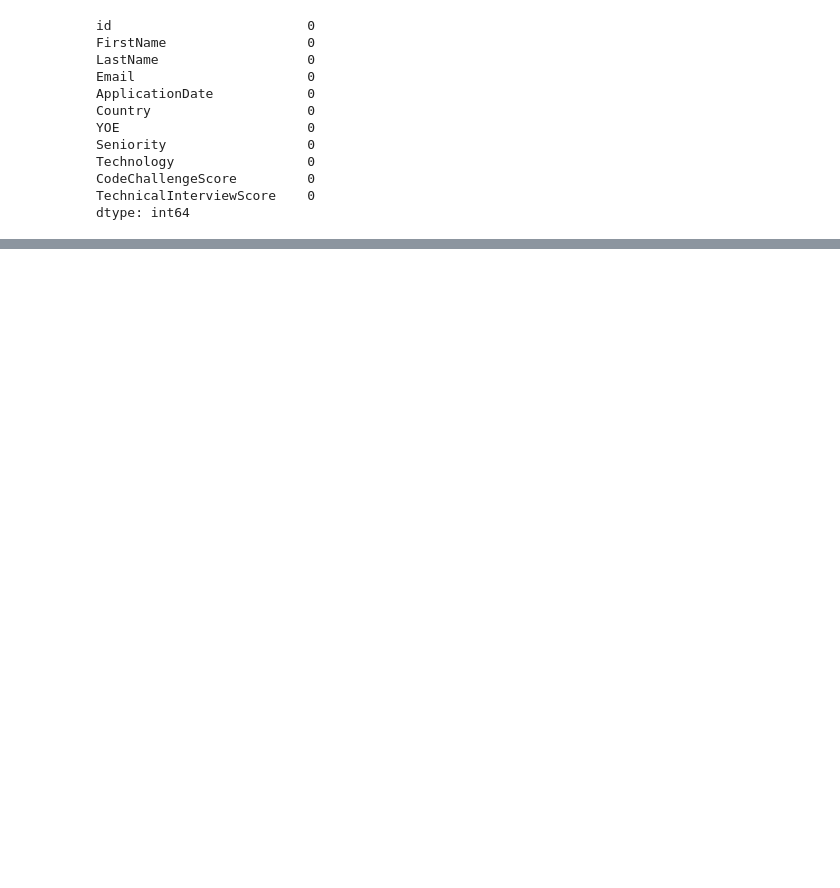
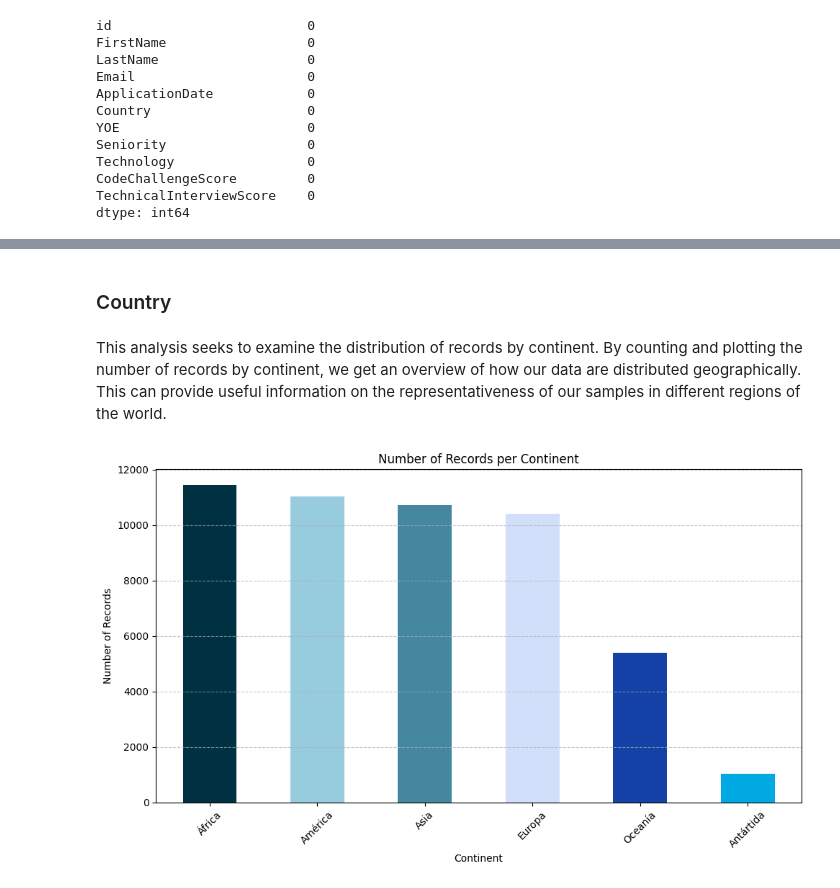
Before and after one commit to MarianaMera12/Workshop-1, a Jupyter notebook: EDA.ipynb, the cells around one changed output, grey strips where cells are left out. Saved outputs shown, nothing was run; the diff lists cells and outputs as text; code cells hidden in the pictures; blank space fills up the shorter version.

```diff
--- a/EDA.ipynb
+++ b/EDA.ipynb
@@ -442,0 +404,20 @@ plt.show()
+# %% [markdown]
+### Country
+# %% [markdown]
+This analysis seeks to examine the distribution of records by continent. By counting and plotting the number of records by continent, we get an overview of how our data are distributed geographically. This can provide useful information on the representativeness of our samples in different regions of the world.
+# %%
+count_continent = df['Continent'].value_counts()
+
+colors = ['#003142', '#97CCDF', '#44879F', '#d2dffb', '#1441a5', '#00a9e1']
+
+plt.figure(figsize=(10, 6))
+count_continent.plot(kind='bar', color=colors)
+plt.title('Number of Records per Continent')
+plt.xlabel('Continent')
+plt.ylabel('Number of Records')
+plt.xticks(rotation=45)
+plt.grid(axis='y', linestyle='--', alpha=0.7)
+plt.tight_layout()
+plt.show()
+# %% [output]
+[figure, added]
```
Also changed, not shown: parts of 102 cells of this notebook, 3 other files.
